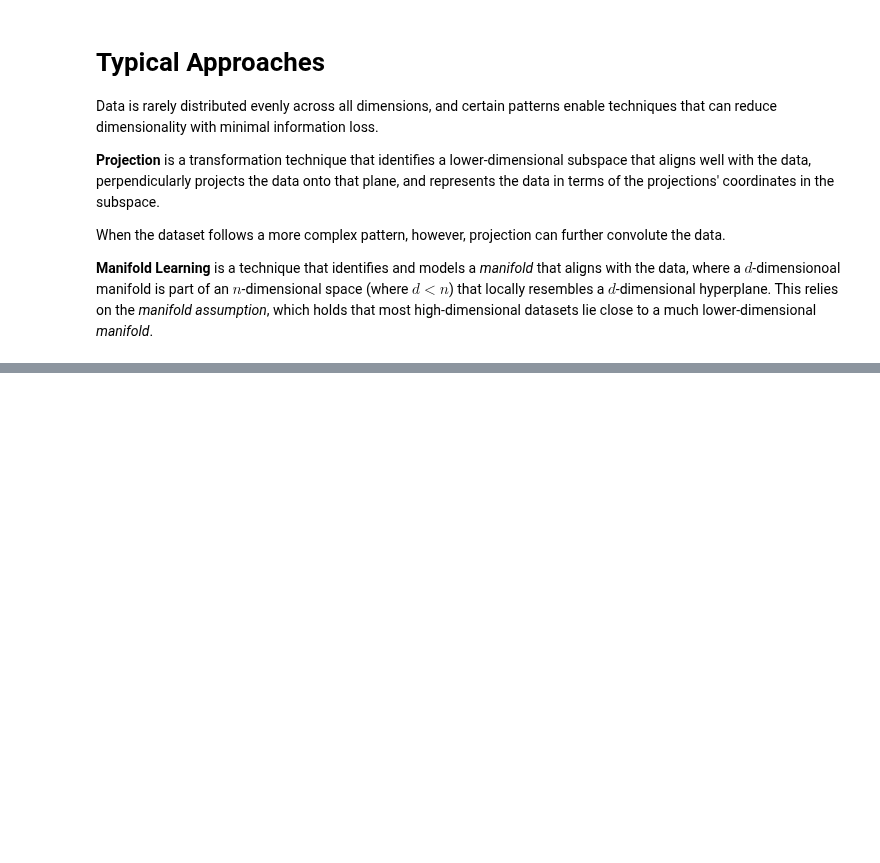
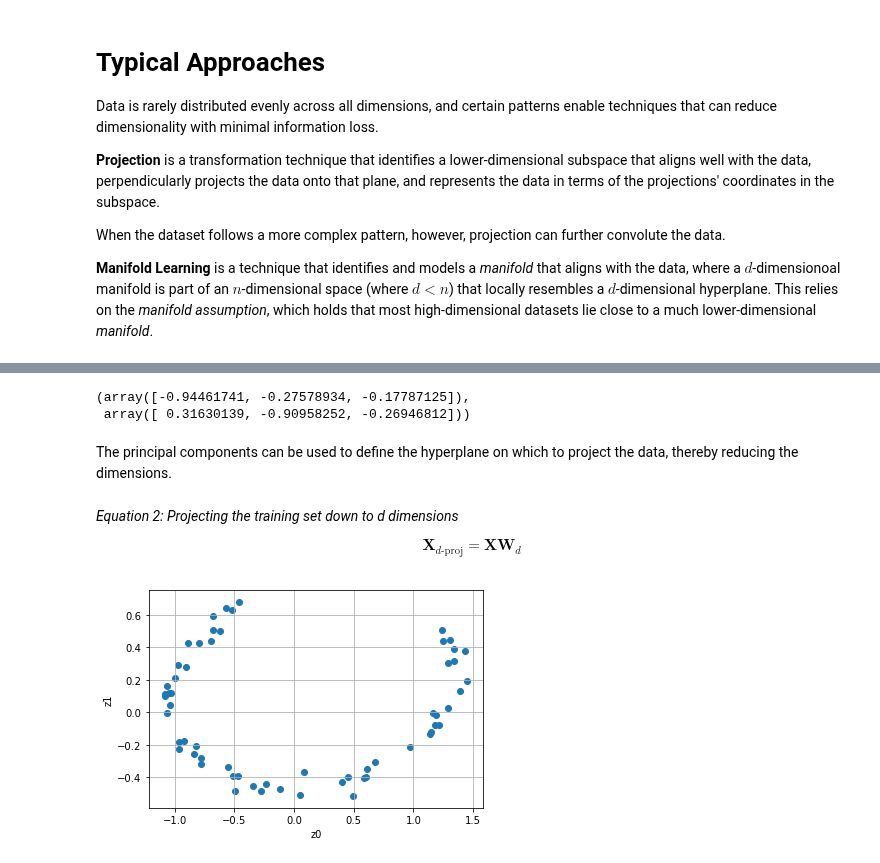
Before and after one commit to codywill/ml-sandbox, a Jupyter notebook: hands-on/Chapter 8 - Dimensionality Reduction.ipynb, the cells around one changed output, grey strips where cells are left out. Drawn from its saved outputs; the diff is of its cells as text; code cells hidden in the pictures; blank space fills up the shorter version.

Commit message:
Started principal component analysis notes

```diff
--- a/hands-on/Chapter 8 - Dimensionality Reduction.ipynb
+++ b/hands-on/Chapter 8 - Dimensionality Reduction.ipynb
@@ -38,0 +83,37 @@ When the dataset follows a more complex pattern, however, projection can further
+# %%
+# Center the data around the origin
+X_centered = X - X.mean(axis=0)
+
+# Use singular value decomposition to get first two prin
+U, s, Vt = np.linalg.svd(X_centered)
+c1 = Vt.T[:, 0]
+c2 = Vt.T[:, 1]
+# %%
+c1, c2
+# %% [output]
+(array([-0.94461741, -0.27578934, -0.17787125]),
+ array([ 0.31630139, -0.90958252, -0.26946812]))
+# %% [markdown]
+The principal components can be used to define the hyperplane on which to project the data, thereby reducing the dimensions.
+# %% [markdown]
+*Equation 2: Projecting the training set down to d dimensions*
+
+\begin{equation*}
+\mathbf{X}_{d\text{-proj}} = \mathbf{XW}_d
+\end{equation*}
+# %%
+# Define the matrix containing the first 2 principal components
+W2 = Vt.T[:, :2]
+
+# Project the data onto W2 to reduce the 3D dataset to 2D
+X2D = X_centered.dot(W2)
+# %%
+def plot_2d(X2D):
+    plt.scatter(X2D[:, 0], X2D[:, 1])
+    plt.grid()
+    plt.xlabel('z0')
+    plt.ylabel('z1')
+
+plot_2d(X2D)
+# %% [output]
+[figure, added]
```
Also changed, not shown: parts of 8 cells of this notebook.
